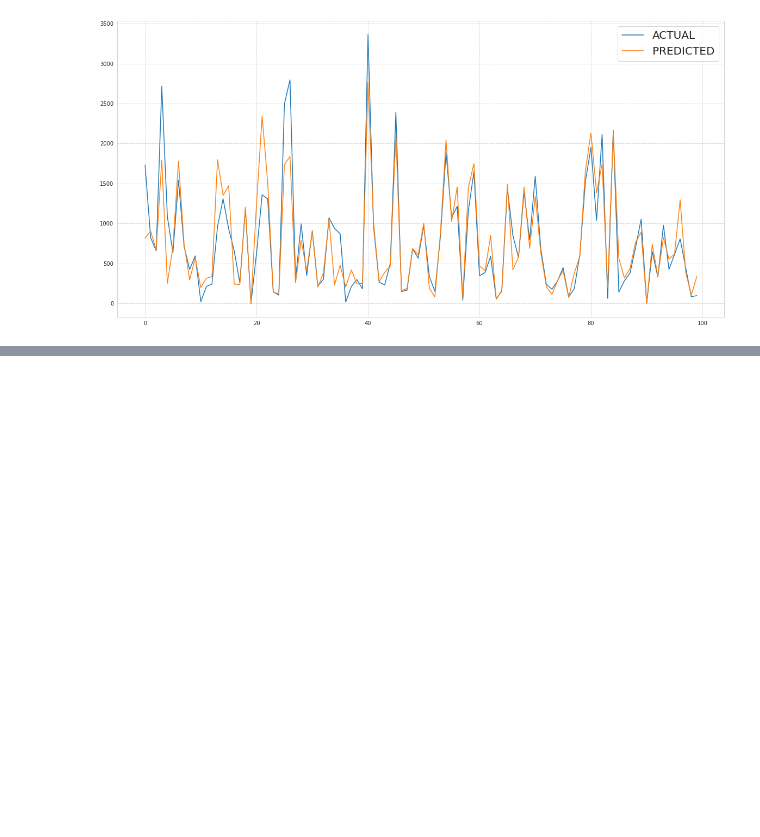
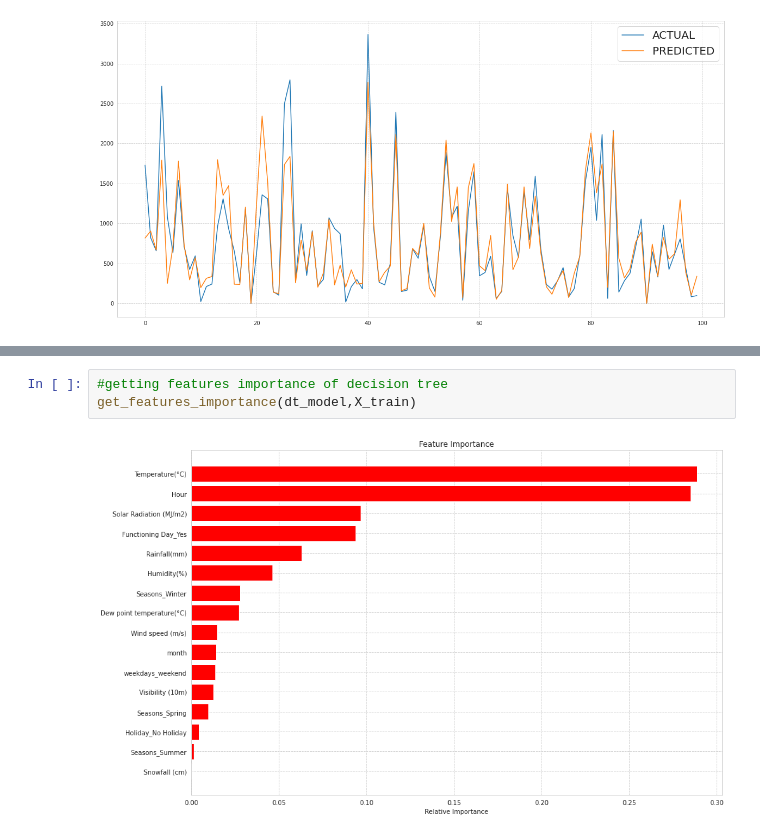
Before and after one commit to Sivaramaguhan/Guhan-Bike-Sharing-Demand-Prediction, a Jupyter notebook: Guhan_Bike_Sharing_Demand_Prediction_Capstone_Project.ipynb, the cells around one changed output, grey strips where cells are left out. Saved outputs shown, nothing was run; the diff lists cells and outputs as text; blank space fills up the shorter version.

```diff
--- a/Guhan_Bike_Sharing_Demand_Prediction_Capstone_Project.ipynb
+++ b/Guhan_Bike_Sharing_Demand_Prediction_Capstone_Project.ipynb
@@ -842,0 +865,5 @@ Adjusted R2 :  0.7946585390600998
+# %%
+#getting features importance of decision tree
+get_features_importance(dt_model,X_train)
+# %% [output]
+[figure, added]
```
Also changed, not shown: parts of 13 cells of this notebook.
